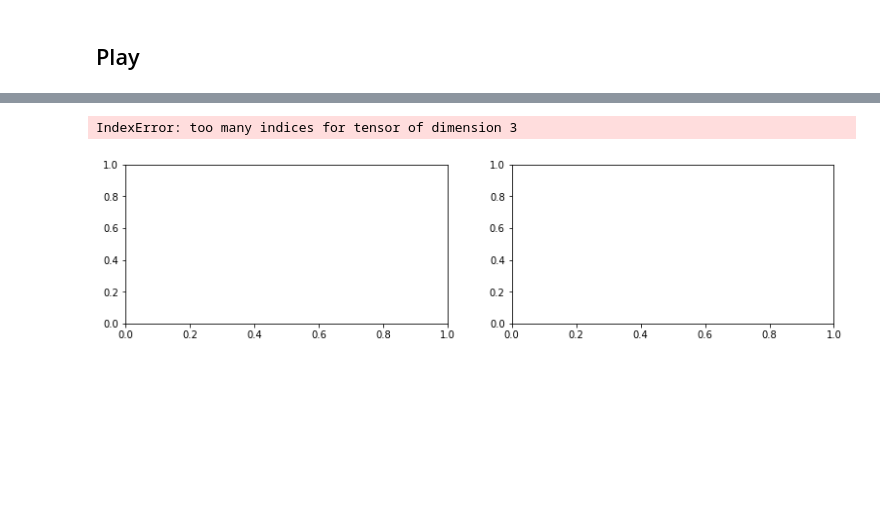
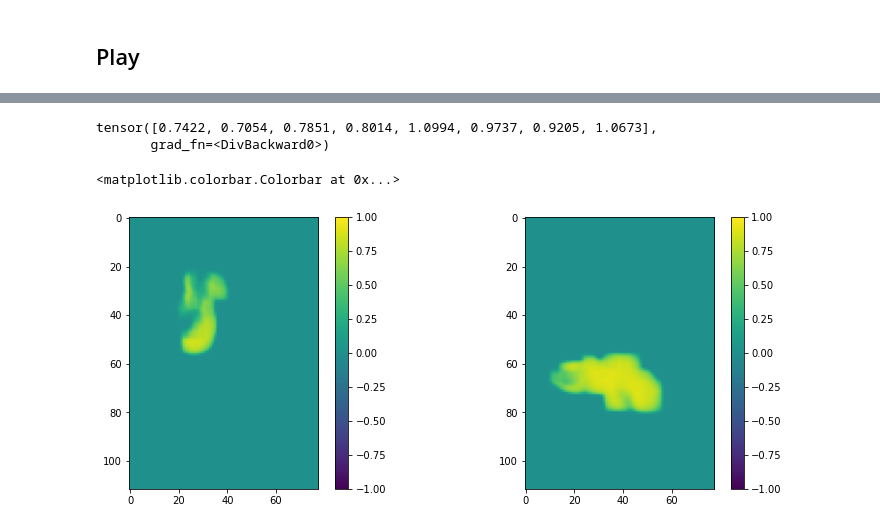
Before and after one commit to pyushkevich/pwreg, a Jupyter notebook: notebooks/test_pwreg.ipynb, the cells around one changed output, grey strips where cells are left out. Saved outputs shown, nothing was run; the diff lists cells and outputs as text; code cells hidden in the pictures; blank space fills up the shorter version.

```diff
--- a/notebooks/test_pwreg.ipynb
+++ b/notebooks/test_pwreg.ipynb
@@ -49 +46,8 @@ q,M,A,grid = R.forward(theta, dx, dy)
+# %%
+theta = torch.tensor(np.zeros(8), requires_grad=True, dtype=torch.float)
+dx = torch.tensor(np.zeros(8)+0.1, requires_grad=True, dtype=torch.float)
+dy = torch.tensor(np.zeros(8)-0.2, requires_grad=True, dtype=torch.float)
+# %%
+A = R.compute_tform(theta, dx, dy)
+q = R.apply_tform_to_moving(A)
 # %%
@@ -76,0 +132,6 @@ tensor([[[ 0.9211, -0.3894,  0.1000],
+# %%
+A = R.compute_tform(theta, dx, dy)
+q = R.apply_tform_to_moving(A)
+fig, (ax1, ax2) = plt.subplots(figsize=(13, 5), ncols=2);
+fig.colorbar(ax1.imshow(R.I_fix.T.squeeze(), vmin=0.0, vmax=0.6), ax=ax1);
+fig.colorbar(ax2.imshow(torch.sum(q * R.M_fix.T, axis=0).squeeze().detach(), vmin=-0.1, vmax=0.3), ax=ax2);
@@ -77,7 +175,14 @@ tensor([[[ 0.9211, -0.3894,  0.1000],
+# %%
+ncc
+# %% [output]
+tensor([0.7422, 0.7054, 0.7851, 0.8014, 1.0994, 0.9737, 0.9205, 1.0673],
+       grad_fn=<DivBackward0>)
+# %%
+ncc_maps=R.ncc.ncc_maps(R.I_fix.T, R.apply_tform_to_moving(R.compute_tform(theta, dx, dy)), R.M_fix.T)
 # %%
-fig, (ax1, ax2) = plt.subplots(figsize=(13, 3), ncols=2)
-fig.colorbar(ax1.imshow(A[0,:,:,0]), ax=ax1)
-fig.colorbar(ax2.imshow(A[0,:,:,1]), ax=ax2)
+fig, (ax1, ax2) = plt.subplots(figsize=(13, 5), ncols=2)
+fig.colorbar(ax1.imshow(ncc_maps[0,:,:].detach(), vmin=-1, vmax=1), ax=ax1)
+fig.colorbar(ax2.imshow(ncc_maps[4,:,:].detach(), vmin=-1, vmax=1), ax=ax2)
 # %% [output]
-IndexError: too many indices for tensor of dimension 3
+<matplotlib.colorbar.Colorbar at 0x...>
-[figure, old version]
+[figure, new version]
```
Also changed, not shown: parts of 21 cells of this notebook, 6 other files.
